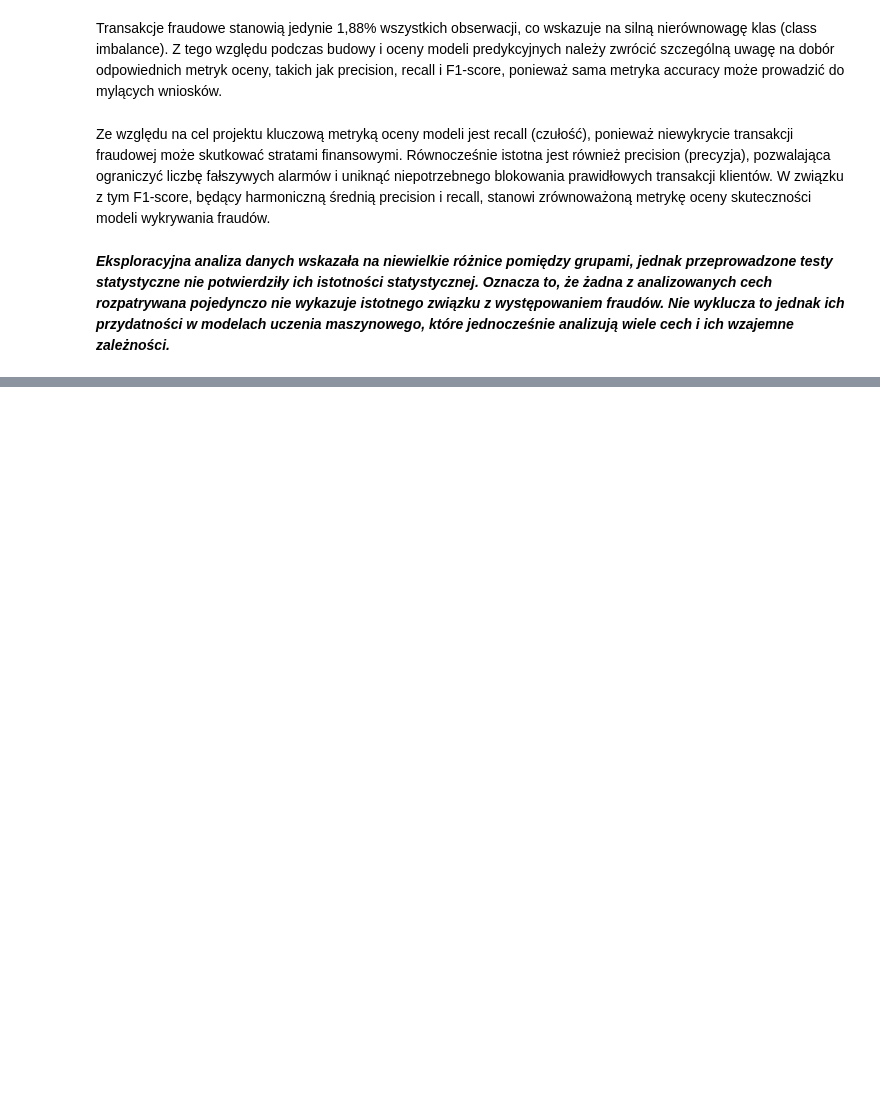
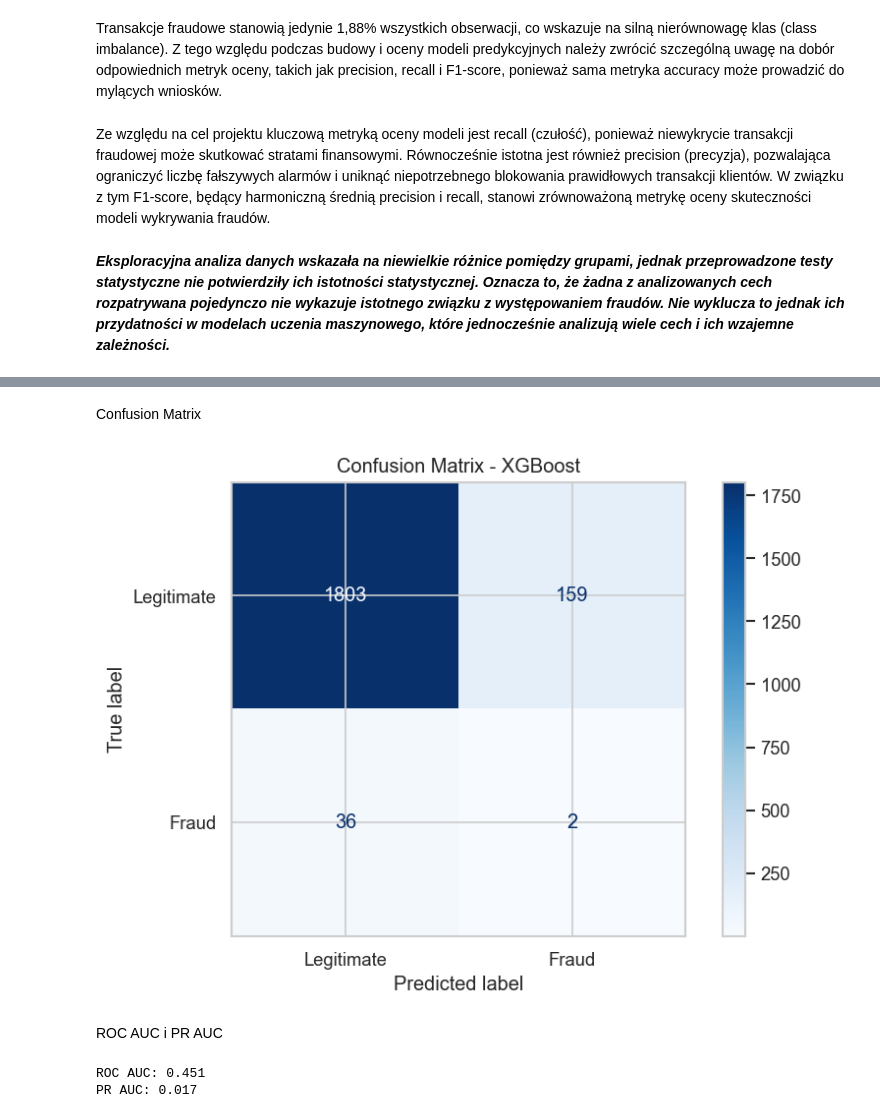
Before and after one commit to infoshareacademy/jdszr24-grupa-3, a Jupyter notebook: Fin_Brains_Notebook_1 (1).ipynb, the cells around one changed output, grey strips where cells are left out. Cells and saved outputs as stored; diff of their text form; code cells hidden in the pictures; blank space fills up the shorter version.

```diff
--- a/Fin_Brains_Notebook_1 (1).ipynb
+++ b/Fin_Brains_Notebook_1 (1).ipynb
@@ -1015,0 +1185,7 @@ Ze względu na cel projektu kluczową metryką oceny modeli jest recall (czuło
+# %%
+negative_count = y_train.value_counts()[0]
+positive_count = y_train.value_counts()[1]
+
+scale_pos_weight = negative_count / positive_count
+
+scale_pos_weight
@@ -1015,0 +1196,11 @@ Ze względu na cel projektu kluczową metryką oceny modeli jest recall (czuło
+# %%
+xgb_model = XGBClassifier(
+    n_estimators=300,
+    learning_rate=0.05,
+    max_depth=4,
+    scale_pos_weight=scale_pos_weight,
+    random_state=42,
+    eval_metric="logloss"
+)
+
+xgb_model.fit(X_train, y_train)
@@ -1015,0 +1221,6 @@ Ze względu na cel projektu kluczową metryką oceny modeli jest recall (czuło
+# %%
+# Predykcja klas
+y_pred = xgb_model.predict(X_test)
+
+# Predykcja prawdopodobieństwa klasy fraud
+y_proba = xgb_model.predict_proba(X_test)[:, 1]
@@ -1015,0 +1240,26 @@ Ze względu na cel projektu kluczową metryką oceny modeli jest recall (czuło
+# %% [markdown]
+Confusion Matrix
+# %%
+cm = confusion_matrix(y_test, y_pred)
+
+disp = ConfusionMatrixDisplay(
+    confusion_matrix=cm,
+    display_labels=["Legitimate", "Fraud"]
+)
+
+disp.plot(cmap="Blues")
+plt.title("Confusion Matrix - XGBoost")
+plt.show()
+# %% [output]
+[figure, added]
+# %% [markdown]
+ROC AUC i PR AUC
+# %%
+roc_auc = roc_auc_score(y_test, y_proba)
+pr_auc = average_precision_score(y_test, y_proba)
+
+print(f"ROC AUC: {roc_auc:.3f}")
+print(f"PR AUC: {pr_auc:.3f}")
+# %% [output]
+ROC AUC: 0.451
+PR AUC: 0.017
```
Also changed, not shown: parts of 61 cells of this notebook.
